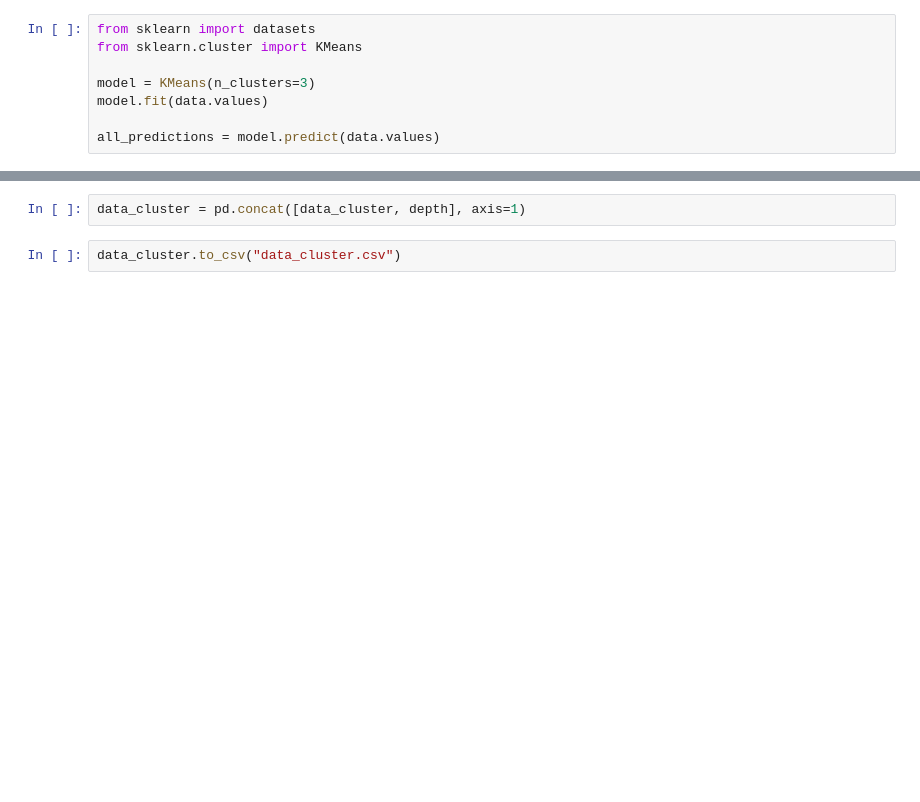
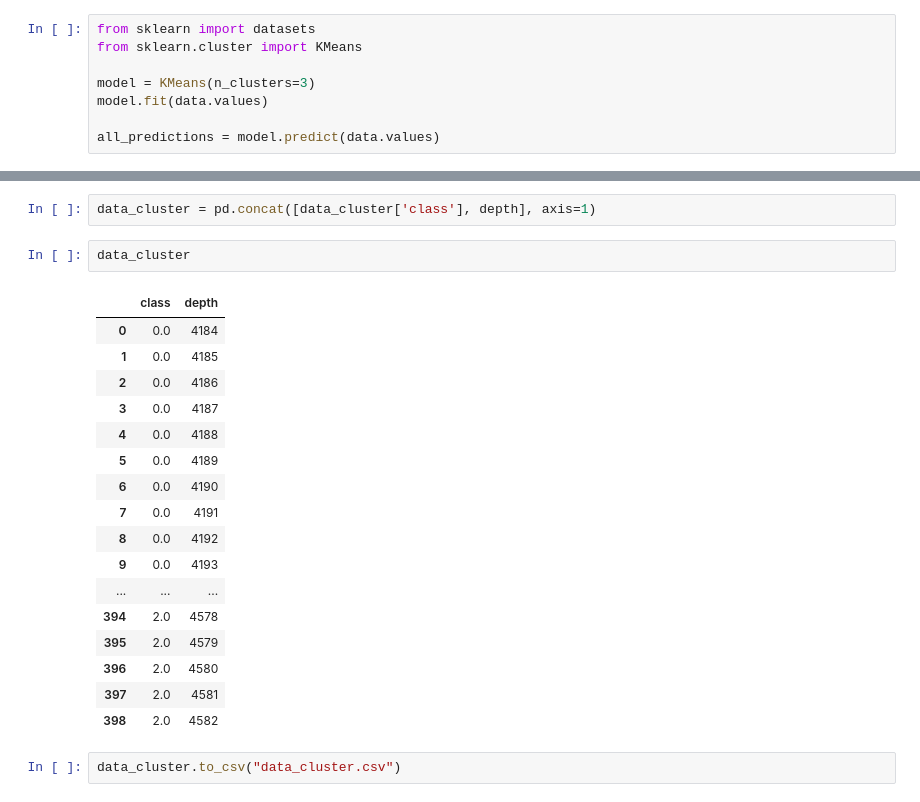
Before and after one commit to shikarukitake/Lithofacies-classification, a Jupyter notebook: preSolution_Well_6406/PreSolution-Copy1.ipynb, the cells around one changed output, grey strips where cells are left out. Cells and saved outputs as stored; diff of their text form; blank space fills up the shorter version.

```diff
--- a/preSolution_Well_6406/PreSolution-Copy1.ipynb
+++ b/preSolution_Well_6406/PreSolution-Copy1.ipynb
@@ -186,5 +167,25 @@ data_cluster
 # %%
-data_cluster = pd.concat([data_cluster, depth], axis=1)
+data_cluster = pd.concat([data_cluster['class'], depth], axis=1)
+# %%
+data_cluster
+# %% [output]
+|  | class | depth |
+| 0 | 0.0 | 4184 |
+| 1 | 0.0 | 4185 |
+| 2 | 0.0 | 4186 |
+| 3 | 0.0 | 4187 |
+| 4 | 0.0 | 4188 |
+| 5 | 0.0 | 4189 |
+| 6 | 0.0 | 4190 |
+| 7 | 0.0 | 4191 |
+| 8 | 0.0 | 4192 |
+| 9 | 0.0 | 4193 |
+| ... | ... | ... |
+| 394 | 2.0 | 4578 |
+| 395 | 2.0 | 4579 |
+| 396 | 2.0 | 4580 |
+| 397 | 2.0 | 4581 |
+| 398 | 2.0 | 4582 |
 # %%
 data_cluster.to_csv("data_cluster.csv")
 # %% [markdown]
```
Also changed, not shown: parts of 8 cells of this notebook, 1 other file.
